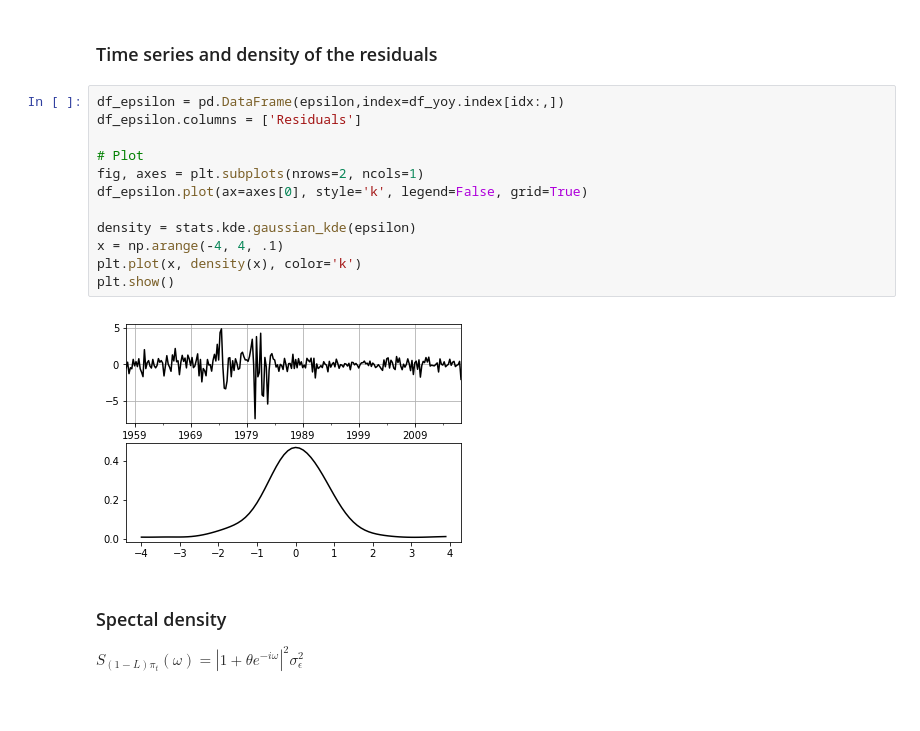
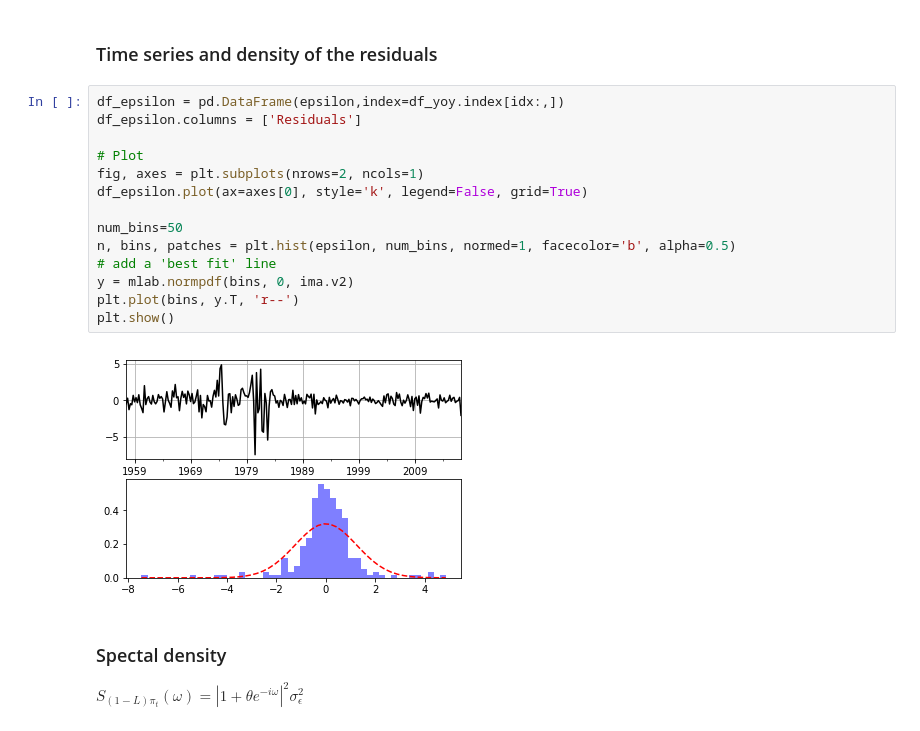
Before and after one commit to TomHase/misc_code, a Jupyter notebook: arima/inflation_arima.ipynb, the cells around one changed output. Cells and saved outputs as stored; diff of their text form.

Commit message:
changed residula plot

```diff
--- a/arima/inflation_arima.ipynb
+++ b/arima/inflation_arima.ipynb
@@ -66,17 +67,19 @@ plt.show()
 # %%
 df_epsilon = pd.DataFrame(epsilon,index=df_yoy.index[idx:,])
 df_epsilon.columns = ['Residuals']
 
 # Plot
 fig, axes = plt.subplots(nrows=2, ncols=1)
 df_epsilon.plot(ax=axes[0], style='k', legend=False, grid=True)
 
-density = stats.kde.gaussian_kde(epsilon)
-x = np.arange(-4, 4, .1)
-plt.plot(x, density(x), color='k')
+num_bins=50
+n, bins, patches = plt.hist(epsilon, num_bins, normed=1, facecolor='b', alpha=0.5)
+# add a 'best fit' line
+y = mlab.normpdf(bins, 0, ima.v2)
+plt.plot(bins, y.T, 'r--')
 plt.show()
 # %% [output]
-[figure, old version]
+[figure, new version]
 # %% [markdown]
 ### Spectal density
 
```
Also changed, not shown: parts of 1 cell of this notebook.
